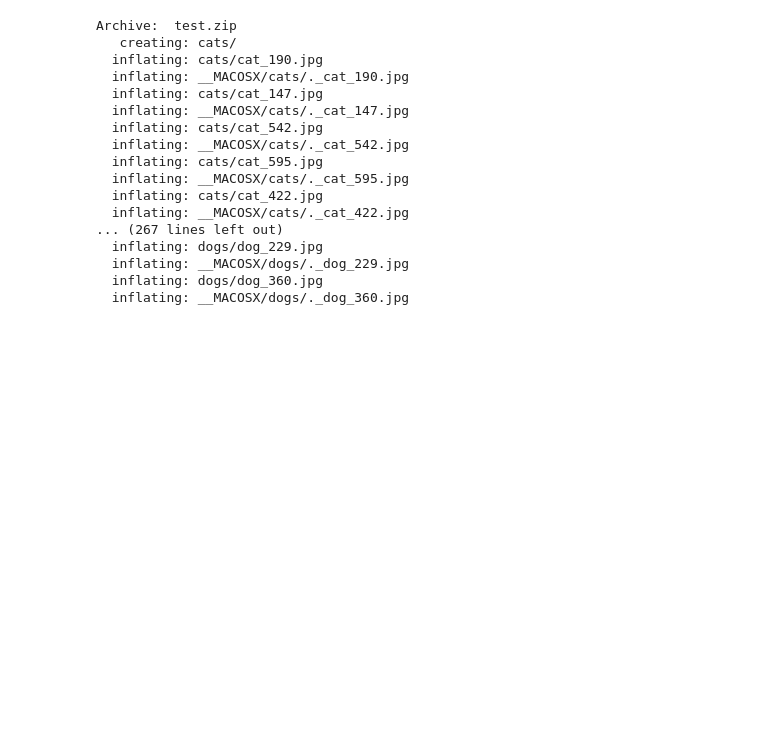
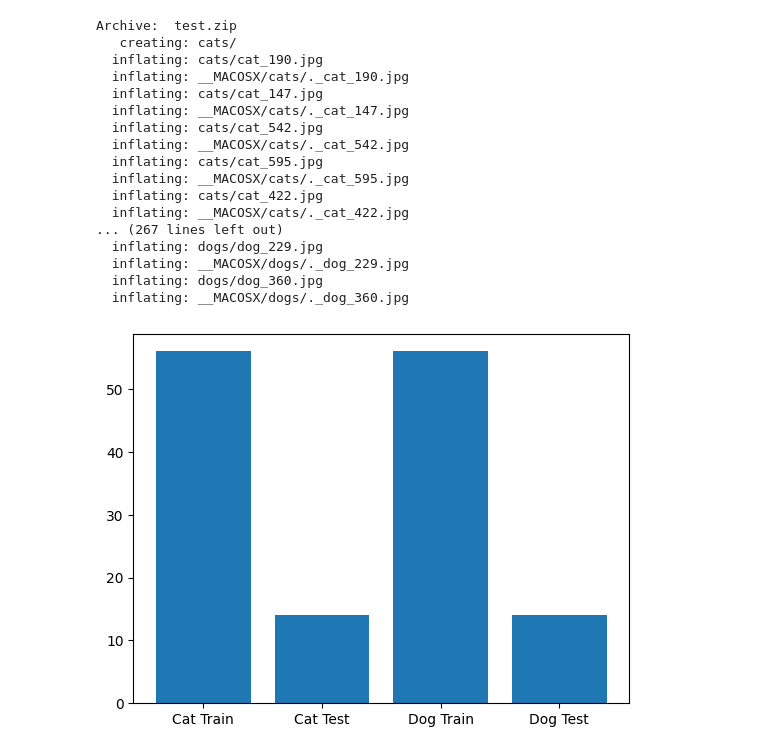
Before and after one commit to chinmayp995/CS-203-Assignment-5, a Jupyter notebook: a5.ipynb, the cells around one changed output. Saved outputs shown, nothing was run; the diff lists cells and outputs as text; code cells hidden in the pictures; blank space fills up the shorter version.

```diff
--- a/a5.ipynb
+++ b/a5.ipynb
@@ -103,0 +87,24 @@ os.makedirs(test_path, exist_ok=True)
+# %%
+# Get all image files within the directories
+cat_images = glob(os.path.join(cats_dataset_path, '*.jpg'))  # Assuming images are JPGs - adjust if necessary
+dog_images = glob(os.path.join(dogs_dataset_path, '*.jpg'))
+
+#creating the train test split
+cat_train_images,cat_test_images=train_test_split(cat_images,test_size=0.2,random_state=42)
+dog_train_images,dog_test_images=train_test_split(dog_images,test_size=0.2,random_state=42)
+
+for img in cat_train_images:
+    shutil.copy(img, os.path.join(cat_train_path, os.path.basename(img)))
+for img in cat_test_images:
+    shutil.copy(img, os.path.join(cat_test_path, os.path.basename(img)))
+for img in dog_train_images:
+    shutil.copy(img, os.path.join(dog_train_path, os.path.basename(img)))
+for img in dog_test_images:
+    shutil.copy(img, os.path.join(dog_test_path, os.path.basename(img)))
+# %%
+y_ticks=["Cat Train","Cat Test","Dog Train","Dog Test"]
+heights=[len(cat_train_images),len(cat_test_images),len(dog_train_images),len(dog_test_images)]
+plt.bar(y_ticks,heights)
+plt.show()
+# %% [output]
+[figure, added]
```
Also changed, not shown: parts of 12 cells of this notebook.
